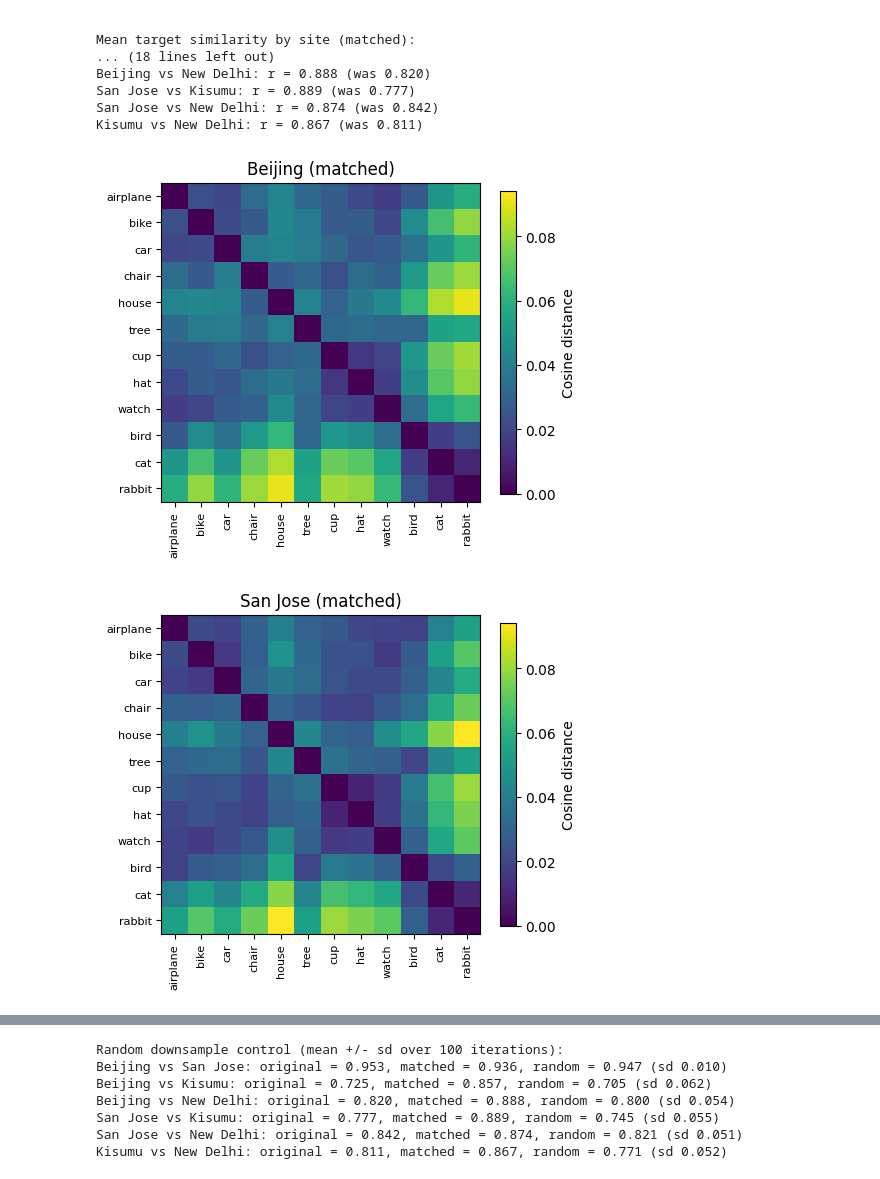
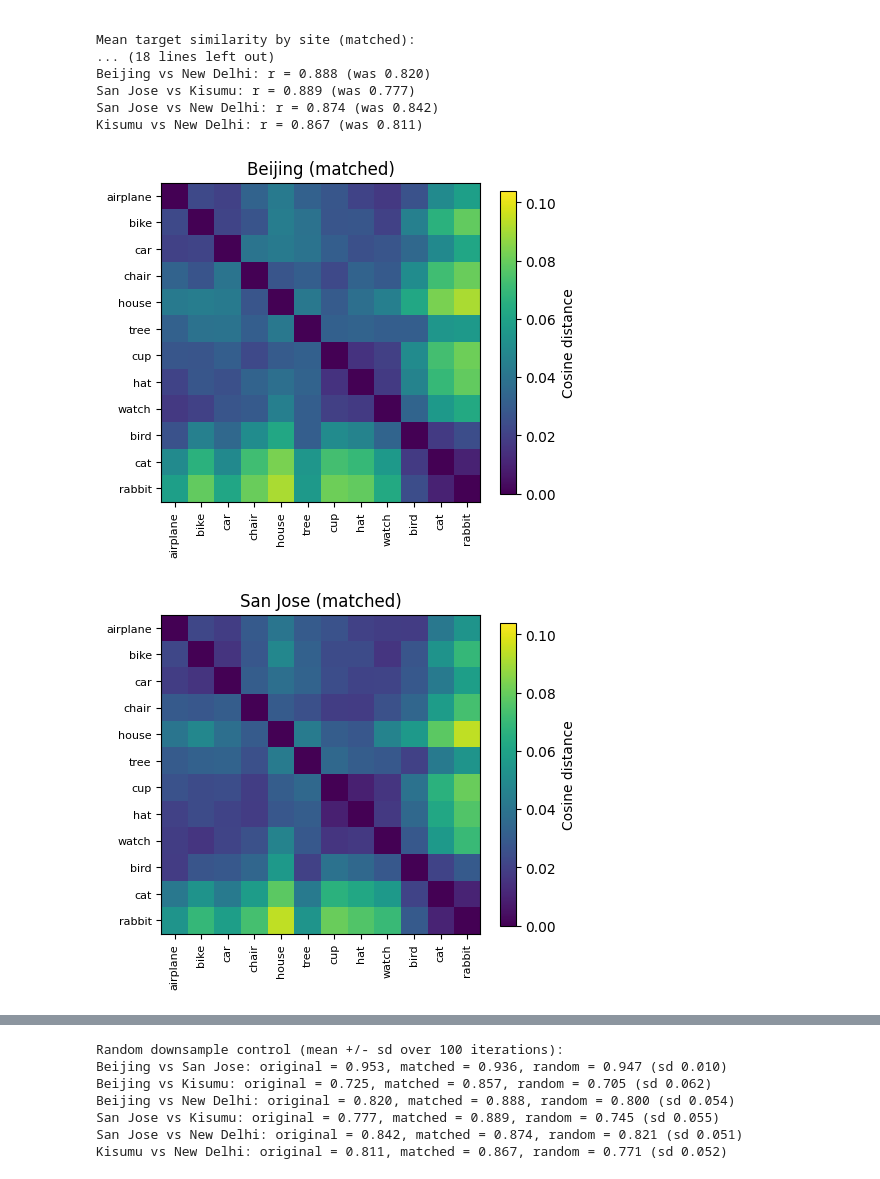
Before and after one commit to vislearnlab/across-site-draw, a Jupyter notebook: analysis/201b_analyses_1_2.ipynb, the cells around one changed output, grey strips where cells are left out. Cells and saved outputs as stored; diff of their text form; code cells hidden in the pictures.

Commit message:
updating rdm with standardized color scale

```diff
--- a/analysis/201b_analyses_1_2.ipynb
+++ b/analysis/201b_analyses_1_2.ipynb
@@ -318,17 +318,3 @@ Beijing vs New Delhi: r = 0.820
 San Jose vs Kisumu: r = 0.777
 San Jose vs New Delhi: r = 0.842
 Kisumu vs New Delhi: r = 0.811
-# %%
-# visualize RDMs per site
-for loc in SITE_NAMES:
-    fig, ax = plt.subplots(figsize=(5, 4.5))
-    im = ax.imshow(site_rdms[loc], cmap='viridis', vmin=0, vmax=0.15)
-    ax.set_xticks(range(len(CATEGORIES)))
-    ax.set_yticks(range(len(CATEGORIES)))
-    ax.set_xticklabels(CATEGORIES_GROUPED, rotation=90, fontsize=8)
-    ax.set_yticklabels(CATEGORIES_GROUPED, fontsize=8)
-    ax.set_title(loc)
-    fig.colorbar(im, ax=ax, shrink=0.8, label='Cosine distance')
-    plt.tight_layout()
-    plt.savefig(f"../data/figures/rdm_plots/stats/rdm_{loc.lower().replace(" ", "_")}.svg", dpi=150, bbox_inches='tight')
-    plt.show()
@@ -606,21 +587,22 @@ San Jose vs Kisumu: r = 0.889 (was 0.777)
 San Jose vs New Delhi: r = 0.874 (was 0.842)
 Kisumu vs New Delhi: r = 0.867 (was 0.811)
 # %%
-vmax = max(rdm[np.tril_indices(len(CATEGORIES_GROUPED), k=-1)].max()
-            for rdm in matched_rdms.values())
+# standardized rdm coloring
+all_rdms = list(site_rdms_grouped.values()) + list(matched_rdms.values())
+vmax = max(rdm[np.tril_indices(len(CATEGORIES_GROUPED), k=-1)].max() for rdm in all_rdms)
 
 for loc in SITE_NAMES:
     fig, ax = plt.subplots(figsize=(5, 4.5))
     im = ax.imshow(matched_rdms[loc], cmap='viridis', vmin=0, vmax=vmax)
     ax.set_xticks(range(len(CATEGORIES_GROUPED)))
     ax.set_yticks(range(len(CATEGORIES_GROUPED)))
     ax.set_xticklabels(CATEGORIES_GROUPED, rotation=90, fontsize=8)
     ax.set_yticklabels(CATEGORIES_GROUPED, fontsize=8)
     ax.set_title(f'{loc} (matched)')
     fig.colorbar(im, ax=ax, shrink=0.8, label='Cosine distance')
     plt.tight_layout()
-    plt.savefig(f"../data/figures/rdm_plots/stats/rdm_matched_{loc.lower()}.svg", dpi=150, bbox_inches='tight')
+    plt.savefig(f"../data/figures/rdm_plots/stats/rdm_matched_{loc.lower().replace(" ","_")}.svg", dpi=150, bbox_inches='tight')
     plt.show()
 # %% [output]
-[figure, old version]
+[figure, new version]
-[figure, old version]
+[figure, new version]
```
Also changed, not shown: parts of 5 cells of this notebook, 10 other files.
